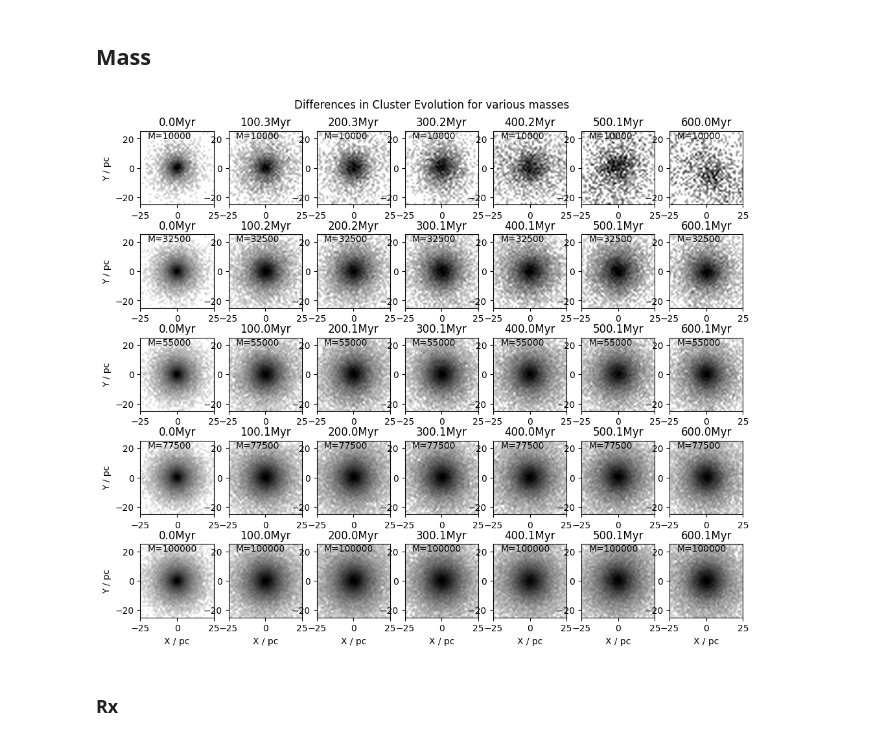
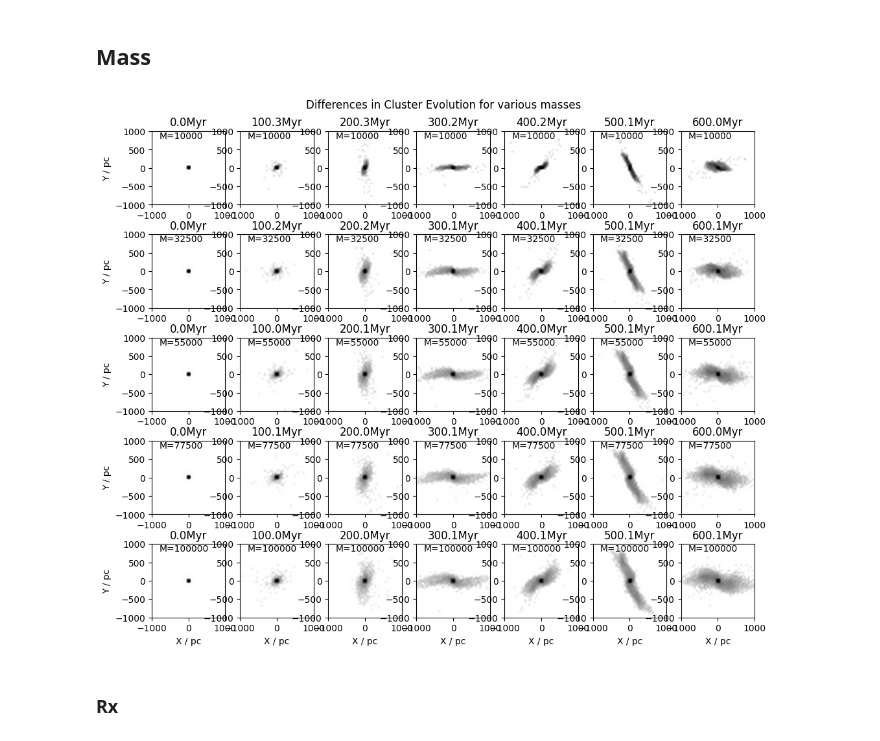
Before and after one commit to RSPicken2/stellar-streams, a Jupyter notebook: GlobularClusters.ipynb, the cells around one changed output. Drawn from its saved outputs; the diff is of its cells as text; code cells hidden in the pictures.

Commit message:
Update figures

```diff
--- a/GlobularClusters.ipynb
+++ b/GlobularClusters.ipynb
@@ -32,8 +32,12 @@ print(snaps)
 # %% [output]
 [PosixPath('/cosma5/data/durham/dc-pick2/simulations/Hyades/snap.40_0.h5part'), PosixPath('/cosma5/data/durham/dc-pick2/simulations/Hyades/snap.40_100.h5part'), PosixPath('/cosma5/data/durham/dc-pick2 ...
 # %%
-path = source + '/Hyades/snap.40_60.h5part'
+path = source + '/Hyades/snap.40_240.h5part'
 with h5py.File(path, 'r') as f:
     #f.visititems(print)
-    print(list(f.keys()))
+    keys = list(f.keys())
+    split_keys = [int(k.split('#')[1]) for k in keys]
+    idx = np.argsort(split_keys)
+
+np.array(keys)[idx][
 # %% [output]
@@ -183,22 +203,22 @@ runs_data = get_runs_data(experiment_path, times)
 # %%
 
 
 fig, axes = plt.subplots(len(runs_data), len(times), figsize=(12, 10))
-offset=25
+offset=1000
 
 
 for i, (run, (data, Myr_per_Nbody)) in enumerate(runs_data.items()):
     for j, (time, df) in enumerate(data.items()):
         ax = axes[i][j]
         plot_clustergram(fig, ax, df['X'], df['Y'], offset=offset, label=f'M={run}',
                          xlbl='X / pc' if i == len(runs_data)-1 else '',
                          ylbl='Y / pc' if j==0 else '',
                          title=f'{df.attrs['Time']:.1f}Myr')
 
 plt.suptitle(r'Differences in Cluster Evolution for various masses', y=0.92)
 plt.show()
 # %% [output]
-[figure, old version]
+[figure, new version]
 # %% [markdown]
 ### Rx
 # %%
```
Also changed, not shown: parts of 1 cell of this notebook, 2 other files.
